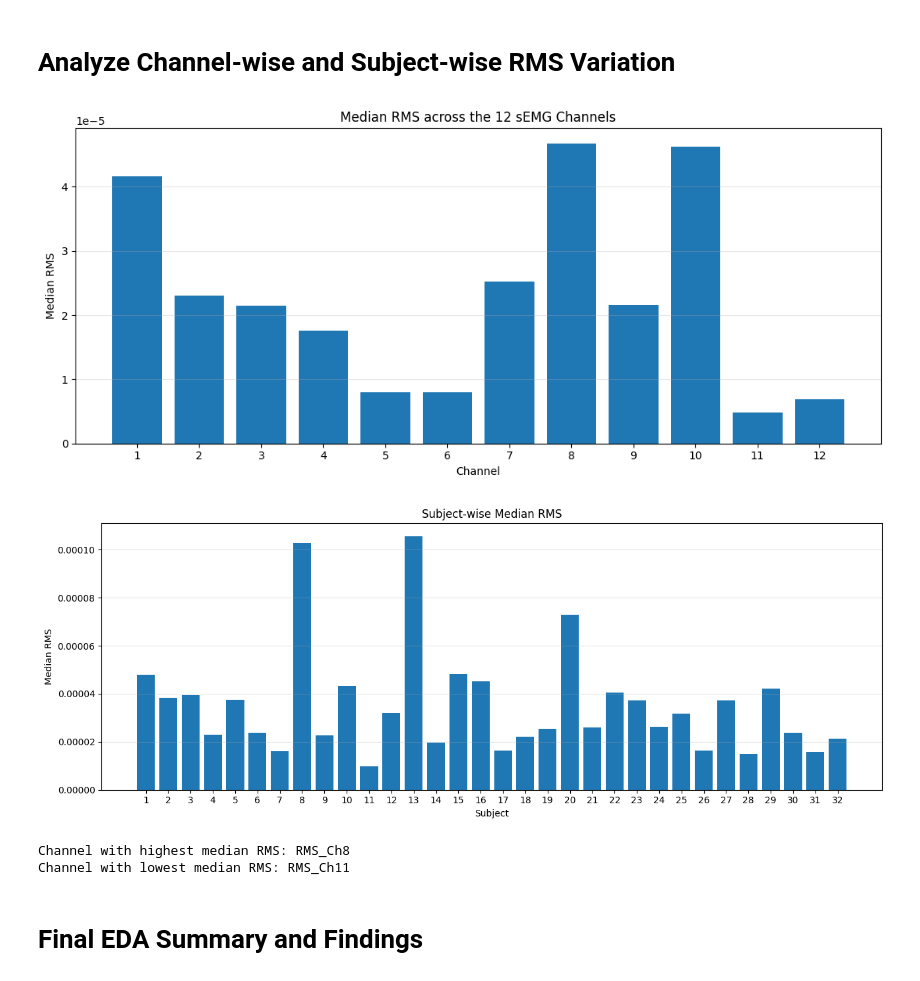
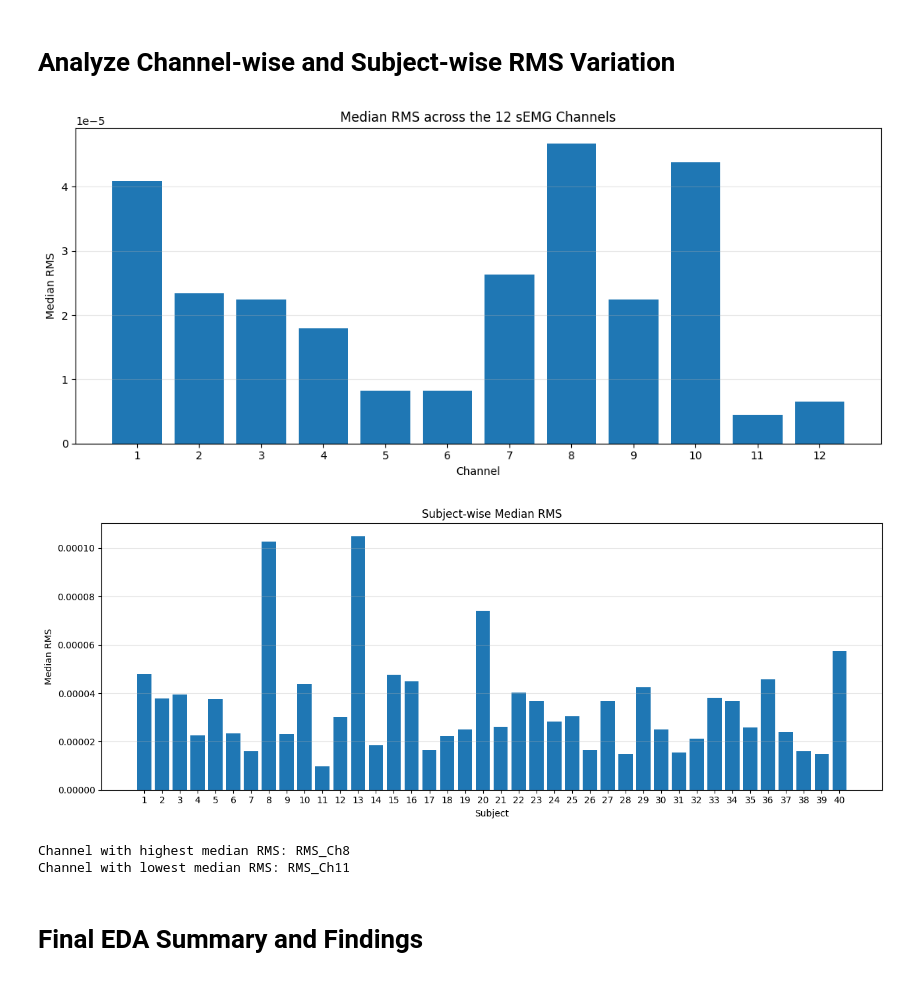
Before and after one commit to mahfuz1715/Group06_NinaProDB2_CSE475, a Jupyter notebook: code/task1/Group06_NinaProDB2_task1_eda.ipynb, the cells around one changed output. Drawn from its saved outputs; the diff is of its cells as text; code cells hidden in the pictures.

```diff
--- a/code/task1/Group06_NinaProDB2_task1_eda.ipynb
+++ b/code/task1/Group06_NinaProDB2_task1_eda.ipynb
@@ -175,7 +180,7 @@ Infinite EMG values: 0
 # %%
 quality_rows = []
 
-for subject_id, file_path in train_files.items():
+for subject_id, file_path in eda_files.items():
     data = loadmat(
         file_path,
         variable_names=["emg", "restimulus", "rerepetition"]
@@ -185,17 +190,26 @@ for subject_id, file_path in train_files.items():
     labels = np.asarray(data["restimulus"]).ravel()
     repetitions = np.asarray(data["rerepetition"]).ravel()
 
-    active_labels = np.unique(labels[labels > 0])
-    active_repetitions = np.unique(repetitions[labels > 0])
+    train_mask = (
+        (labels > 0) &
+        np.isin(repetitions, TRAIN_REPETITIONS)
+    )
+
+    train_emg = emg[train_mask]
+    train_labels = labels[train_mask]
+    train_repetitions = repetitions[train_mask]
+
+    active_labels = np.unique(train_labels)
+    active_repetitions = np.unique(train_repetitions)
 
     quality_rows.append({
         "Subject": f"S{subject_id}",
-        "Samples": emg.shape[0],
-        "Channels": emg.shape[1],
+        "Samples": train_emg.shape[0],
+        "Channels": train_emg.shape[1],
         "Active_Gestures": len(active_labels),
         "Repetitions": len(active_repetitions),
-        "Missing_Values": int(np.isnan(emg).sum()),
-        "Infinite_Values": int(np.isinf(emg).sum())
+        "Missing_Values": int(np.isnan(train_emg).sum()),
+        "Infinite_Values": int(np.isinf(train_emg).sum())
     })
 
 quality_df = pd.DataFrame(quality_rows)
@@ -213,6 +227,11 @@ print("Active gesture range:",
       "to",
       quality_df["Active_Gestures"].max())
 
+print("Training repetition range:",
+      quality_df["Repetitions"].min(),
+      "to",
+      quality_df["Repetitions"].max())
+
 print("Total missing values:",
       quality_df["Missing_Values"].sum())
 
@@ -247,7 +267,7 @@ Total infinite values: 0
 segment_rows = []
 waveform_example = None
 
-for subject_id, file_path in train_files.items():
+for subject_id, file_path in eda_files.items():
     data = loadmat(
         file_path,
         variable_names=["emg", "restimulus", "rerepetition"]
@@ -276,7 +296,7 @@ for subject_id, file_path in train_files.items():
         if gesture_id not in ACTIVE_GESTURES:
             continue
 
-        if repetition_id not in range(1, 7):
+        if repetition_id not in TRAIN_REPETITIONS:
             continue
 
         segment = emg[start:end]
@@ -314,10 +334,11 @@ for subject_id, file_path in train_files.items():
 
 segment_df = pd.DataFrame(segment_rows)
 
-print("\nTotal active segments:", len(segment_df))
+print("\nTotal active training segments:", len(segment_df))
 print("Subjects:", segment_df["Subject"].nunique())
 print("Gestures:", segment_df["Gesture"].nunique())
-print("Repetitions:", segment_df["Repetition"].nunique())
+print("Training repetitions:", sorted(segment_df["Repetition"].unique().tolist()))
+print("Fixed test repetitions:", TEST_REPETITIONS)
 
 display(segment_df.head())
 # %% [output]
@@ -491,36 +510,36 @@ subject_median_rms = (
     segment_df
     .groupby("Subject")["Mean_RMS"]
     .median()
 )
 
 plt.figure(figsize=(13, 5))
 
 plt.bar(
     subject_median_rms.index,
     subject_median_rms.values
 )
 
 plt.title("Subject-wise Median RMS")
 plt.xlabel("Subject")
 plt.ylabel("Median RMS")
-plt.xticks(range(1, 33))
+plt.xticks(range(1, 41))
 plt.grid(axis="y", alpha=0.3)
 plt.tight_layout()
 plt.show()
 
 
 print(
     "Channel with highest median RMS:",
     channel_median_rms.idxmax()
 )
 
 print(
     "Channel with lowest median RMS:",
     channel_median_rms.idxmin()
 )
 # %% [output]
-[figure, old version]
+[figure, new version]
-[figure, old version]
+[figure, new version]
 Channel with highest median RMS: RMS_Ch8
 Channel with lowest median RMS: RMS_Ch11
 # %% [markdown]
```
Also changed, not shown: parts of 8 cells of this notebook.
